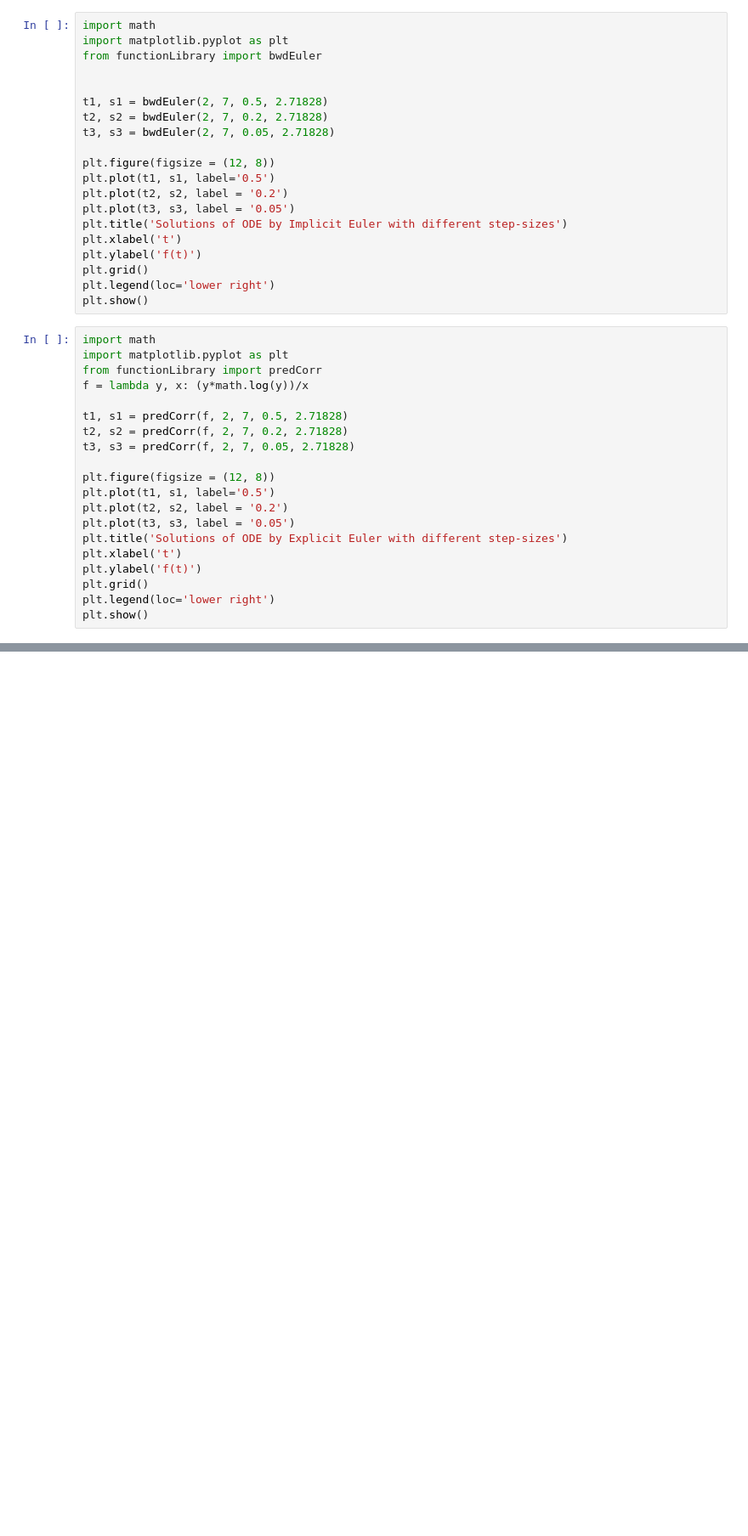
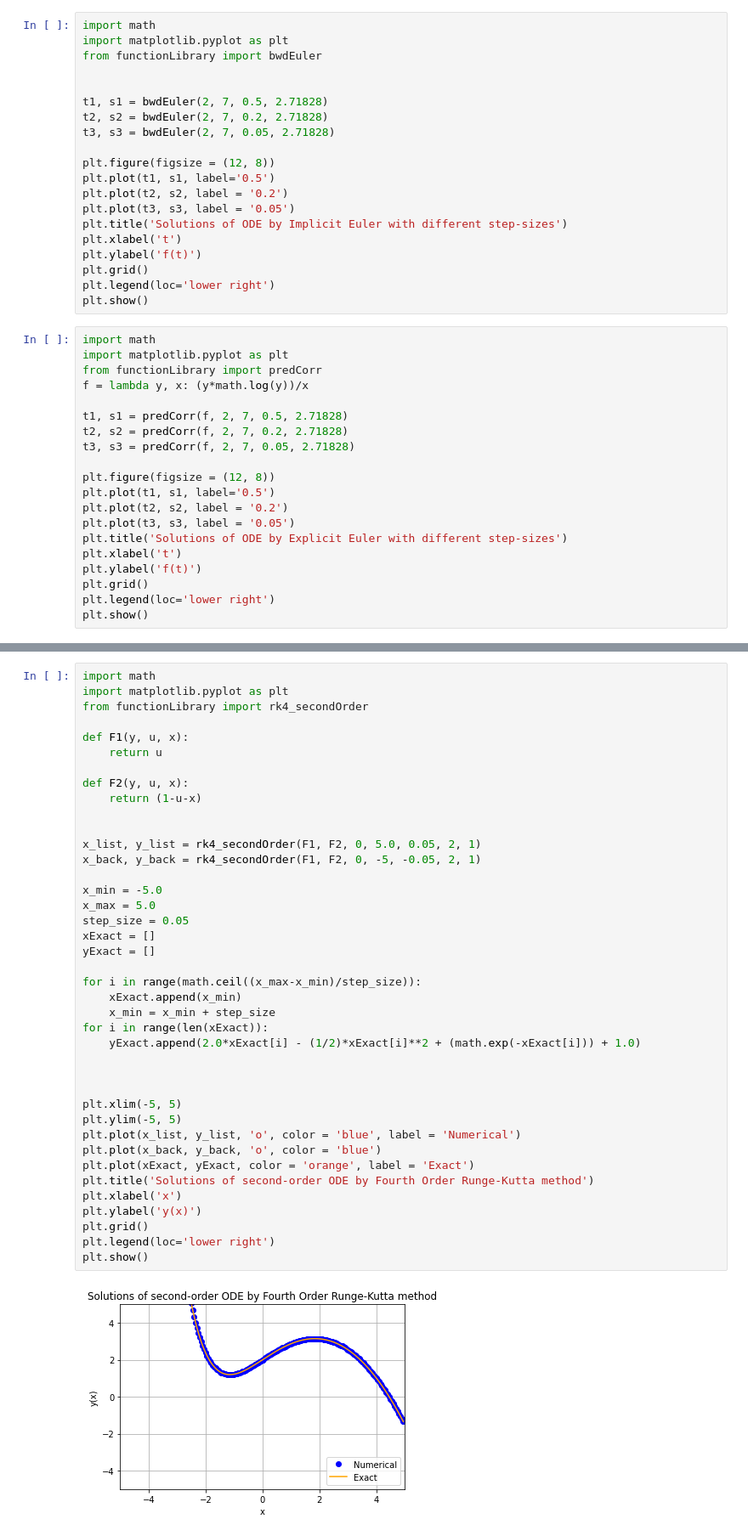
Before and after one commit to kmaitreys/p346-computational-lab, a Jupyter notebook: assignment-7/assignment-7.ipynb, the cells around one changed output, grey strips where cells are left out. Shown at 85% size. Drawn from its saved outputs; the diff is of its cells as text; blank space fills up the shorter version.

```diff
--- a/assignment-7/assignment-7.ipynb
+++ b/assignment-7/assignment-7.ipynb
@@ -329,0 +63,42 @@ show()
+# %%
+import math
+import matplotlib.pyplot as plt
+from functionLibrary import rk4_secondOrder
+
+def F1(y, u, x):
+    return u
+
+def F2(y, u, x):
+    return (1-u-x)
+
+
+x_list, y_list = rk4_secondOrder(F1, F2, 0, 5.0, 0.05, 2, 1)
+x_back, y_back = rk4_secondOrder(F1, F2, 0, -5, -0.05, 2, 1)
+
+x_min = -5.0
+x_max = 5.0
+step_size = 0.05
+xExact = []
+yExact = []
+
+for i in range(math.ceil((x_max-x_min)/step_size)):
+    xExact.append(x_min)
+    x_min = x_min + step_size
+for i in range(len(xExact)):
+    yExact.append(2.0*xExact[i] - (1/2)*xExact[i]**2 + (math.exp(-xExact[i])) + 1.0)
+
+
+
+plt.xlim(-5, 5)
+plt.ylim(-5, 5)
+plt.plot(x_list, y_list, 'o', color = 'blue', label = 'Numerical')
+plt.plot(x_back, y_back, 'o', color = 'blue')
+plt.plot(xExact, yExact, color = 'orange', label = 'Exact')
+plt.title('Solutions of second-order ODE by Fourth Order Runge-Kutta method')
+plt.xlabel('x')
+plt.ylabel('y(x)')
+plt.grid()
+plt.legend(loc='lower right')
+plt.show()
+# %% [output]
+[figure, added]
```
Also changed, not shown: parts of 8 cells of this notebook, 4 other files.
